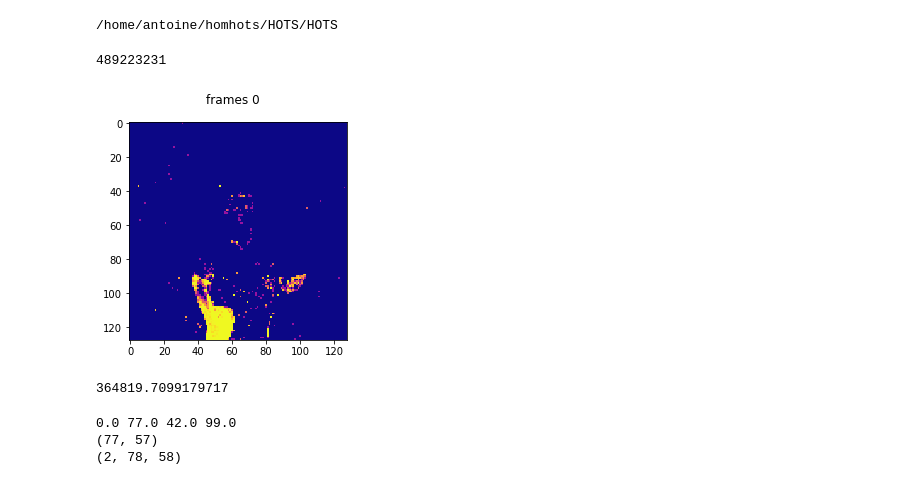
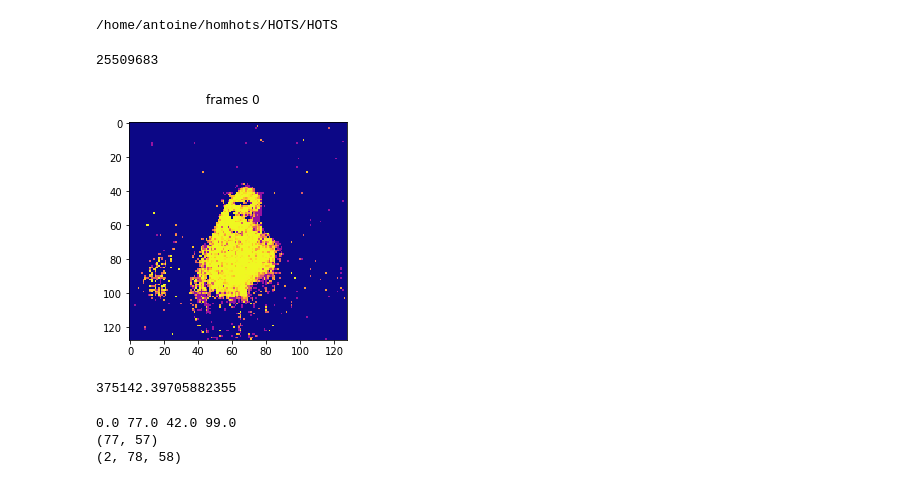
Before and after one commit to SpikeAI/HOTS, a Jupyter notebook: notebooks/tonic_tuto.ipynb, the cells around one changed output. Cells and saved outputs as stored; diff of their text form; code cells hidden in the pictures.

```diff
--- a/notebooks/tonic_tuto.ipynb
+++ b/notebooks/tonic_tuto.ipynb
@@ -12,10 +12,10 @@ import tonic
 
 transform = tonic.transforms.SpatialJitter(variance_x = 10, variance_y = 10)
 
-trainset = tonic.datasets.DVSGesture(save_to='../Data',
+trainset = tonic.datasets.PokerDVS(save_to='../Data',
                                 download=False, train = True,
                               )
-testset = tonic.datasets.DVSGesture(save_to='../Data',
+testset = tonic.datasets.PokerDVS(save_to='../Data',
                                 download=False, train = False,
                               )
 
@@ -28,24 +28,24 @@ trainloader = tonic.datasets.DataLoader(trainset, batch_size=1, shuffle=True)
 # %%
 from tqdm import tqdm
 tot_ev = 0
-nb_train = 1077
-nb_test = 264
+nb_train = 48
+nb_test = 20
 for i in range(nb_train):
     events, target = next(iter(trainloader))
     tot_ev += events.squeeze().numpy().shape[0]
 for i in range(nb_test):
     events, target = next(iter(trainloader))
     tot_ev += events.squeeze().numpy().shape[0]
 print(tot_ev)
 t = 200000
 plot_events(events.squeeze().numpy(), frame_time=t, sensor_size=testset.sensor_size, ordering=testset.ordering)
 # %% [output]
-489223231
+25509683
-[figure, old version]
+[figure, new version]
-# %%
-tot_ev/(1077+264)
-# %% [output]
-364819.7099179717
+# %%
+tot_ev/(68)
+# %% [output]
+375142.39705882355
 # %%
 from TimeSurface import TimeSurface
 
```
Also changed, not shown: 2 other files.
